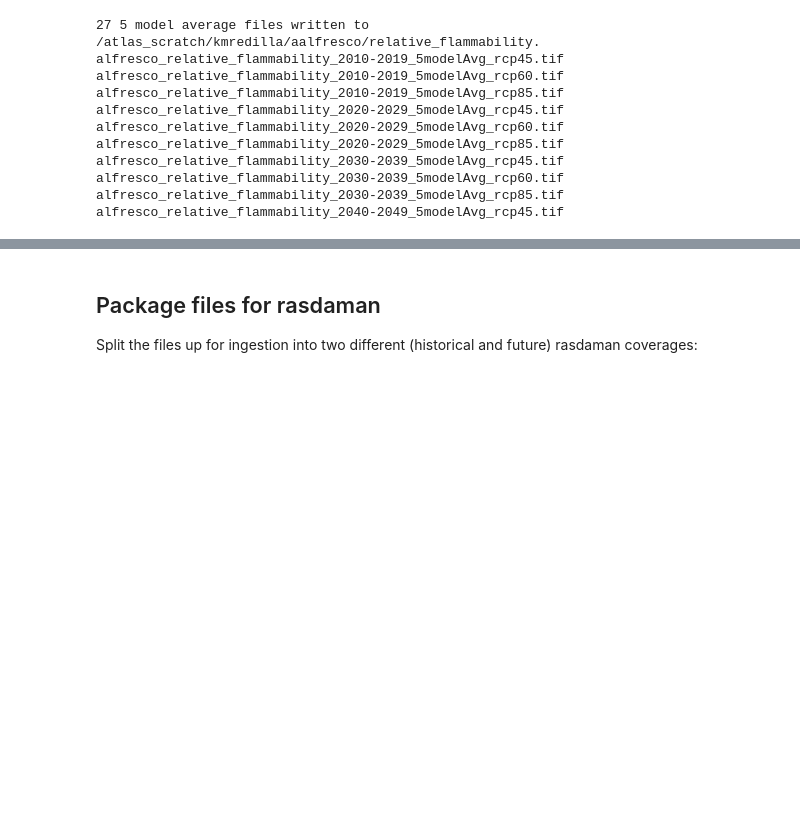
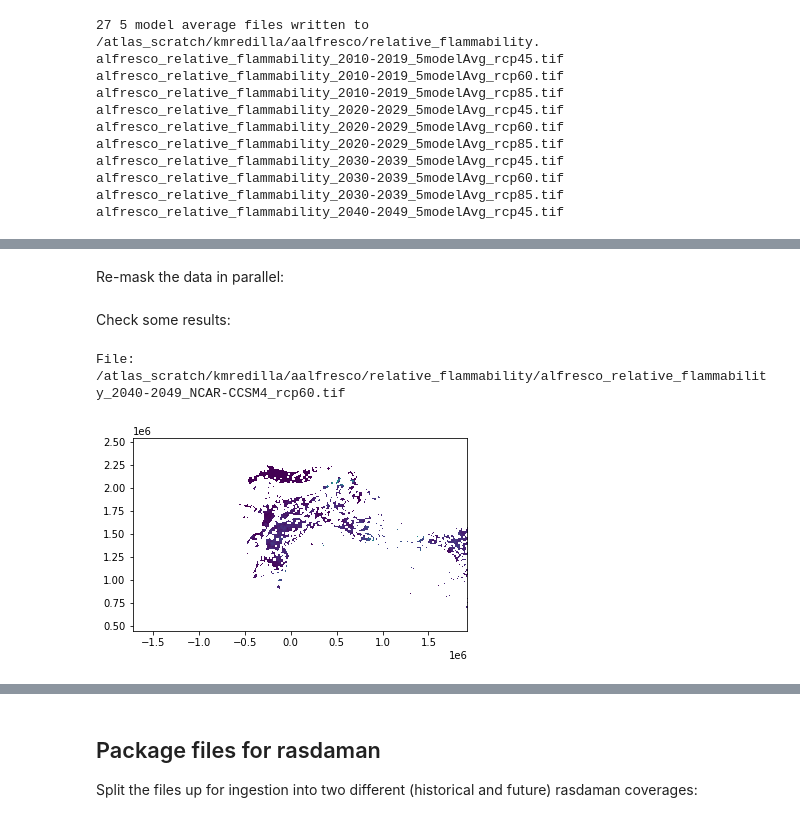
Before and after one commit to ua-snap/rasdaman-ingest, a Jupyter notebook: iem/alfresco/relative_flammability/relative_flammability.ipynb, the cells around one changed output, grey strips where cells are left out. Saved outputs shown, nothing was run; the diff lists cells and outputs as text; code cells hidden in the pictures; blank space fills up the shorter version.

Commit message:
replace non-modeled cells of outputs with nodata

```diff
--- a/iem/alfresco/relative_flammability/relative_flammability.ipynb
+++ b/iem/alfresco/relative_flammability/relative_flammability.ipynb
@@ -257,0 +270,9 @@ alfresco_relative_flammability_2040-2049_5modelAvg_rcp45.tif
+# %%
+# veg output file for deriving new mask from
+veg_fp = list(base_dir.glob("GFDL-CM3_rcp45/Maps/1901/Veg*.tif"))[0]
+# get mask from any veg file and include 0 as masking value
+with rio.open(veg_fp) as src:
+    arr = src.read(1)
+mask = (arr == 255) | (arr == 0)
+# %% [markdown]
+Re-mask the data in parallel:
@@ -257,0 +286,14 @@ alfresco_relative_flammability_2040-2049_5modelAvg_rcp45.tif
+# %%
+args = [(fp, mask) for fp in relflam_dir.glob("*.tif")]
+with Pool(32) as pool:
+    _ = [result for result in tqdm.tqdm(pool.imap_unordered(mask_tif, args), total=len(args))]
+# %% [markdown]
+Check some results:
+# %%
+fp = args[np.random.randint(len(args))][0]
+print(f"File: {fp}")
+with rio.open(fp) as src:
+    show(src)
+# %% [output]
+File: /atlas_scratch/kmredilla/aalfresco/relative_flammability/alfresco_relative_flammability_2040-2049_NCAR-CCSM4_rcp60.tif
+[figure, added]
```
Also changed, not shown: parts of 23 cells of this notebook, 1 other file.
